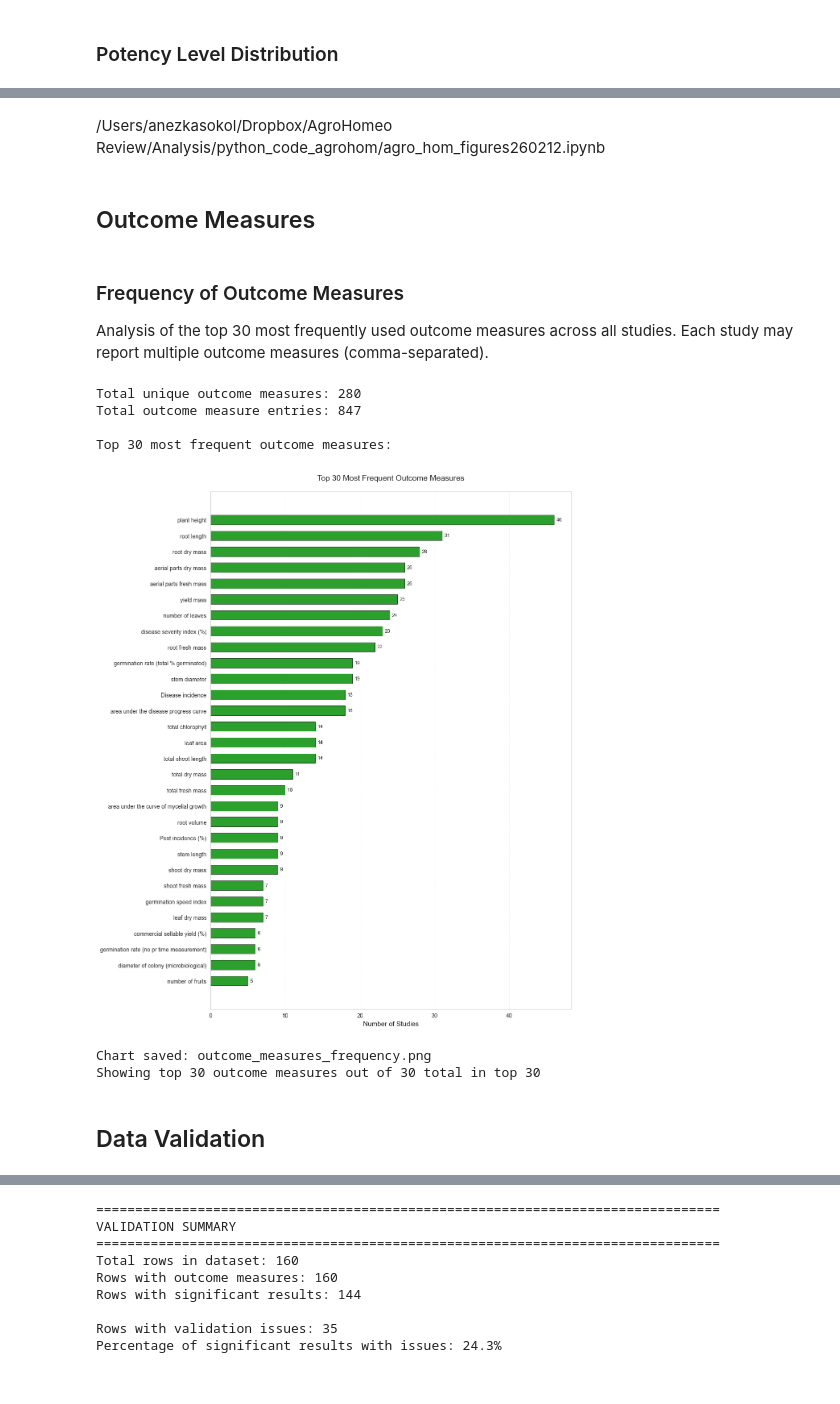
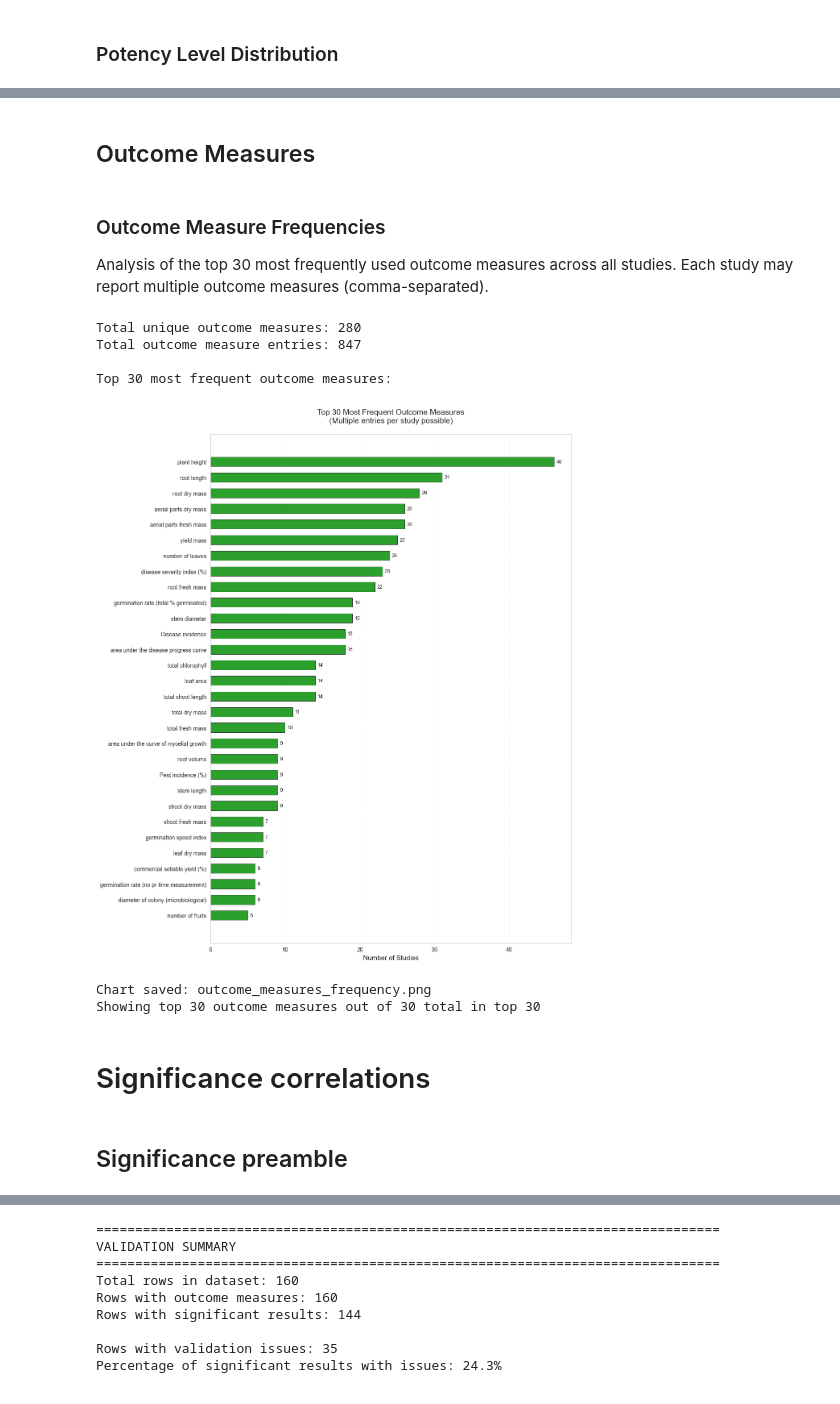
Before and after one commit to OxygenBlueSky/AgroHom, a Jupyter notebook: agro_hom_figures260212.ipynb, the cells around one changed output, grey strips where cells are left out. Saved outputs shown, nothing was run; the diff lists cells and outputs as text; code cells hidden in the pictures.

```diff
--- a/agro_hom_figures260212.ipynb
+++ b/agro_hom_figures260212.ipynb
@@ -803,6 +883,7 @@ primary_counts = {cat: 0 for cat in categories}
 secondary_counts = {cat: 0 for cat in categories}
 
 # Process each entry
+# Warnings for empty setting fields printed in the cell above
 for entry in df['Setting in which treated'].dropna():
     # Split by comma and strip whitespace
     settings = [s.strip() for s in entry.split(',')]
@@ -859,7 +940,7 @@ bars2 = ax.bar(x_pos, secondary_values, bottom=primary_values,
 # Customize the plot
 ax.set_xlabel('Setting Type')
 ax.set_ylabel('Frequency')
-ax.set_title('Experimental Settings: Primary vs Secondary Classifications')
+ax.set_title('Experimental Settings: Primary vs Secondary Classifications\n(Multiple entries per study possible)')
 ax.set_xticks(x_pos)
 ax.set_xticklabels(categories, rotation=45, ha='right')
 ax.legend()
@@ -1516,0 +1917,7 @@ Name: count, Length: 117, dtype: int64
+# %%
+# Warn about empty remedy fields (all rows here are MIS >= 5)
+for idx, row in df.iterrows():
+    if pd.isna(row['Remedy/remedies ']) or str(row['Remedy/remedies ']).strip() == '':
+        print(f"  RAWDATA CLEANUP NEEDED: Covidence #{row['Covidence #']} has empty remedy field")
+
+df[('Remedy/remedies ')].dropna().value_counts()
@@ -3297,13 +3874,19 @@ Total studies: 160
 # %%
 # Analyze "Controls" column and create horizontal bar chart with comma separation, showing all individual control types
 
-# Clean and split the 'Controls' column on commas
+# --- RAWDATA warnings for empty fields ---
+for idx, row in df.iterrows():
+    if pd.isna(row['Controls']) or str(row['Controls']).strip() == '':
+        print(f"  RAWDATA CLEANUP NEEDED: Covidence #{row['Covidence #']} has empty Controls field")
+
+# Clean and split the 'Controls' column on commas — 'N/A' is a legit label
 controls_series_chart = (
     df['Controls']
-    .fillna('Blank')
+    .dropna()
     .astype(str)
     .str.strip()
 )
+controls_series_chart = controls_series_chart[controls_series_chart != '']
 
 # Split on comma, explode into individual entries, and clean up
 controls_exploded_chart = (
@@ -3312,8 +3895,8 @@ controls_exploded_chart = (
     .explode()
     .astype(str)
     .str.strip()
-    .replace({'': 'Blank'})
 )
+controls_exploded_chart = controls_exploded_chart[controls_exploded_chart != '']
 
 # Get frequency counts and sort by frequency (highest first for horizontal bars)
 controls_counts_chart = controls_exploded_chart.value_counts().sort_values(ascending=True)
@@ -3332,7 +3915,7 @@ ax_controls.set_yticklabels(controls_counts_chart.index, fontsize=10)
 # Customize the plot
 ax_controls.set_xlabel('Frequency')
 ax_controls.set_ylabel('Control Types')
-ax_controls.set_title('Controls - Frequency Distribution\n(All individual control types)')
+ax_controls.set_title('Controls - Frequency Distribution\n(All individual control types)\n(Multiple entries per study possible)')
 
 # Add value labels on the bars
 for i, (control, freq) in enumerate(controls_counts_chart.items()):
@@ -3768,21 +4223,27 @@ Blank                                                        1.0        0.6
-# %% [markdown]
-<llm-snippet-file>/Users/anezkasokol/Dropbox/AgroHomeo Review/Analysis/python_code_agrohom/agro_hom_figures260212.ipynb</llm-snippet-file>
 # %% [markdown]
 ## Outcome Measures
 # %% [markdown]
-### Frequency of Outcome Measures
+### Outcome Measure Frequencies
 
 Analysis of the top 30 most frequently used outcome measures across all studies. Each study may report multiple outcome measures (comma-separated).
 # %%
 # Extract and analyze outcome measures - showing top 30 most frequent
 
-# Clean outcome measures data
+# --- RAWDATA warnings for empty fields ---
+for idx, row in df.iterrows():
+    if pd.isna(row['Outcome measures (specific)']) or str(row['Outcome measures (specific)']).strip() == '':
+        print(f"  RAWDATA CLEANUP NEEDED: Covidence #{row['Covidence #']} has empty Outcome measures field")
+    elif 'N/A' in str(row['Outcome measures (specific)']):
+        print(f"  RAWDATA CLEANUP NEEDED: Covidence #{row['Covidence #']} has 'N/A' in Outcome measures — needs real label")
+
+# Clean outcome measures data — drop NaN/empty, 'N/A' passes through visibly
 outcome_series = (
     df['Outcome measures (specific)']
-    .fillna('N/A')
+    .dropna()
     .astype(str)
     .str.strip()
 )
+outcome_series = outcome_series[outcome_series != '']
 
 # Split comma-separated outcome measures into individual entries
 outcome_exploded = (
@@ -3791,11 +4252,11 @@ outcome_exploded = (
     .explode()
     .astype(str)
     .str.strip()
-    .replace({'': 'N/A'})
 )
+outcome_exploded = outcome_exploded[outcome_exploded != '']
 
-# Get top 30 most frequent outcome measures (excluding N/A)
-outcome_counts = outcome_exploded.value_counts().drop(['N/A'], errors='ignore').head(30)
+# Get top 30 most frequent outcome measures
+outcome_counts = outcome_exploded.value_counts().head(30)
 
 print(f"Total unique outcome measures: {outcome_exploded.nunique()}")
 print(f"Total outcome measure entries: {len(outcome_exploded)}")
@@ -3808,38 +4269,39 @@ fig_outcome, ax_outcome = plt.subplots(figsize=hbar_figsize(len(outcome_counts))
 y_pos = range(len(outcome_counts))
 ax_outcome.barh(y_pos, outcome_counts.values[::-1], color='#2ca02c', edgecolor='black', linewidth=0.5, height=BAR_H)
 
 # Customize axes
 ax_outcome.set_yticks(y_pos)
 ax_outcome.set_yticklabels(outcome_counts.index[::-1], fontsize=10)
 ax_outcome.set_xlabel('Number of Studies', fontsize=12)
-ax_outcome.set_title('Top 30 Most Frequent Outcome Measures', fontsize=14, pad=20)
+ax_outcome.set_title('Top 30 Most Frequent Outcome Measures\n(Multiple entries per study possible)', fontsize=14, pad=20)
 
 # Add value labels on bars
 for i, (idx, value) in enumerate(zip(y_pos, outcome_counts.values[::-1])):
     ax_outcome.text(value + 0.3, idx, str(int(value)), va='center', fontsize=9)
 
 # Add grid for better readability
-
 ax_outcome.grid(axis='x', alpha=0.3, linestyle='--')
 ax_outcome.set_axisbelow(True)
 ax_outcome.yaxis.grid(False)
 
 # Save and display
 plt.tight_layout()
 fig_outcome.savefig('outcome_measures_frequency.png', dpi=300, bbox_inches='tight')
 plt.show()
 
 # Print summary
 print(f"\nChart saved: outcome_measures_frequency.png")
 print(f"Showing top 30 outcome measures out of {outcome_counts.shape[0]} total in top 30")
 # %% [output]
 Total unique outcome measures: 280
 Total outcome measure entries: 847
 
 Top 30 most frequent outcome measures:
-[figure, old version]
+[figure, new version]
 Chart saved: outcome_measures_frequency.png
 Showing top 30 outcome measures out of 30 total in top 30
 # %% [markdown]
-## Data Validation
+# Significance correlations
+# %% [markdown]
+## Significance preamble
 # %% [markdown]
```
Also changed, not shown: parts of 144 cells of this notebook, 8 other files.
